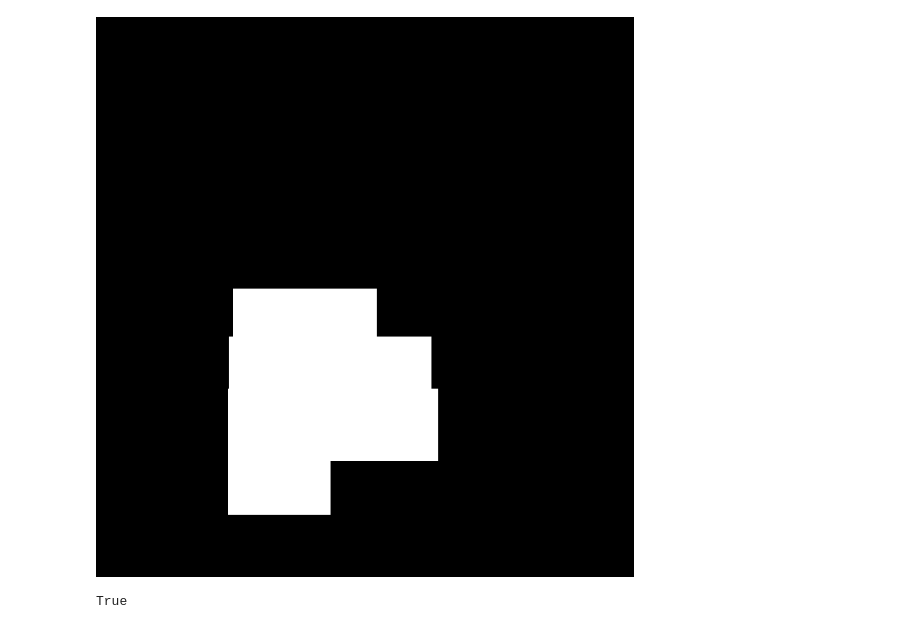
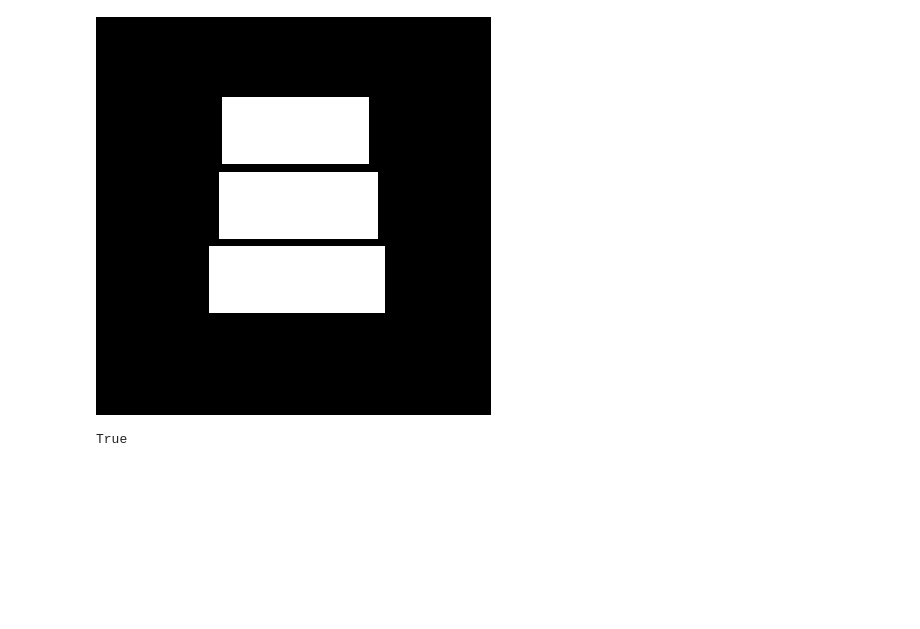
Before and after one commit to sthax17/DayByDayStudy, a Jupyter notebook: eliminate_text_in_image_정리.ipynb, the cells around one changed output. Cells and saved outputs as stored; diff of their text form; code cells hidden in the pictures; blank space fills up the shorter version.

```diff
--- a/eliminate_text_in_image_정리.ipynb
+++ b/eliminate_text_in_image_정리.ipynb
@@ -43,7 +43,7 @@ from PIL import ImageDraw
 print(cv2.__version__)
 
 # 이미지 파일 경로
-file_path = r'patient.jpg'
+file_path = r'2.png'
 img = cv2.imread(file_path, cv2.IMREAD_COLOR)
 
 CLIENT_ID = "MawiiHEojSbWlRvZjWEM"
@@ -125,7 +125,7 @@ def easy_ocr_result(img, language='en', draw=True, text=False):
             # with the OCR'd text itself
             text = cleanup_text(text)
             cv2.rectangle(img2, tl, br, (255, 0, 0), 2)
-            cv2.putText(img2, text, (tl[0], tl[1] - 10), cv2.FONT_HERSHEY_SIMPLEX, 0.8, (0, 0, 255), 2)
+            cv2.putText(img2, text, (tl[0], tl[1] - 10), cv2.FONT_HERSHEY_SIMPLEX, 0.8, (255, 255, 255), -1) # white box
 
         # show the output image
         display(img2)
@@ -163,26 +163,28 @@ if __name__ == '__main__':
     print('Text_list :', text_list)
     tranlated_texts: List[str] = translate_texts(texts=text_list, type='naver')
     print(f'Tranlated_texts : {tranlated_texts}')
+    print(bbox_list)
 
 # ------------------------------------
+
 # 바운딩 박스만 White로 바꾸고 아래것 실행 하면됩니다, bbox_list
 # 글자 폰트는 한글 지원되는 것만 가능 (한글번역이라)
-
+# 원본 파일 적는곳이 지금 3군데임 file_path
 
 
 
 # make mask : step 1
 # Load image
-img = cv2.imread('patient.jpg')
+img = cv2.imread(file_path)
 
 # Initialize blank mask image of same dimensions for drawing the shapes
 shapes = np.zeros_like(img, np.uint8)
 
 # Draw shapes
-cv2.rectangle(shapes, tuple(bbox_list[0][0]),tuple(bbox_list[0][2]), (255, 255, 255), cv2.FILLED)
-cv2.rectangle(shapes, tuple(bbox_list[1][0]),tuple(bbox_list[1][2]), (255, 255, 255), cv2.FILLED)
-cv2.rectangle(shapes, tuple(bbox_list[2][0]),tuple(bbox_list[2][2]), (255, 255, 255), cv2.FILLED)
-cv2.rectangle(shapes, tuple(bbox_list[3][0]),tuple(bbox_list[3][2]), (255, 255, 255), cv2.FILLED)
+cv2.rectangle(shapes, tuple(bbox_list[0][0]), tuple(bbox_list[0][2]), (255, 255, 255), cv2.FILLED)
+cv2.rectangle(shapes, tuple(bbox_list[1][0]), tuple(bbox_list[1][2]), (255, 255, 255), cv2.FILLED)
+cv2.rectangle(shapes, tuple(bbox_list[2][0]), tuple(bbox_list[2][2]), (255, 255, 255), cv2.FILLED)
+# cv2.rectangle(shapes, tuple(bbox_list[3][0]), tuple(bbox_list[3][2]), (255, 255, 255), cv2.FILLED)
 
 # Generate output by blending image with shapes image, using the shapes
 # images also as mask to limit the blending to those parts
@@ -200,13 +202,14 @@ cv2.imwrite("shapes.jpg", shapes)
 
 # inpaint : step2
 # img = cv2.imread('target.jpg')
-img = cv2.imread('patient.jpg')
+img = cv2.imread(file_path)
 mask = cv2.imread('shapes.jpg',0)
 dst = cv2.inpaint(img,mask,3,cv2.INPAINT_TELEA)
 
 # Visualization & Save
 # cv2_imshow(dst)
 cv2.imwrite("inpaint.jpg", dst)
+
 
 
 
@@ -220,7 +223,7 @@ draw = ImageDraw.Draw(img)
 draw.text(bbox_list[0][0], tranlated_texts[0], (0,0,0), font=font)
 draw.text(bbox_list[1][0], tranlated_texts[1], (0,0,0), font=font)
 draw.text(bbox_list[2][0], tranlated_texts[2], (0,0,0), font=font)
-draw.text(bbox_list[3][0], tranlated_texts[3], (0,0,0), font=font)
+# draw.text(bbox_list[3][0], tranlated_texts[3], (0,0,0), font=font)
 
 img.show()
 img.save("img_text.jpg")
@@ -416,42 +416,42 @@ import cv2
 import numpy as np
 
 # Load image
-img = cv2.imread('patient.jpg')
+img = cv2.imread(file_path)
 
 # Initialize blank mask image of same dimensions for drawing the shapes
 shapes = np.zeros_like(img, np.uint8)
 
 # Draw shapes
-cv2.rectangle(shapes, bbox_list[0][0],bbox_list[0][2], (255, 255, 255), cv2.FILLED)
-cv2.rectangle(shapes, bbox_list[1][0],bbox_list[1][2], (255, 255, 255), cv2.FILLED)
-cv2.rectangle(shapes, bbox_list[2][0],bbox_list[2][2], (255, 255, 255), cv2.FILLED)
-cv2.rectangle(shapes, bbox_list[3][0],bbox_list[3][2], (255, 255, 255), cv2.FILLED)
+cv2.rectangle(shapes, tuple(bbox_list[0][0]), tuple(bbox_list[0][2]), (255, 255, 255), cv2.FILLED)
+cv2.rectangle(shapes, tuple(bbox_list[1][0]), tuple(bbox_list[1][2]), (255, 255, 255), cv2.FILLED)
+cv2.rectangle(shapes, tuple(bbox_list[2][0]), tuple(bbox_list[2][2]), (255, 255, 255), cv2.FILLED)
+# cv2.rectangle(shapes, tuple(bbox_list[3][0]), tuple(bbox_list[3][2]), (255, 255, 255), cv2.FILLED)
 
 
 # cv2.rectangle(shapes, (163, 323), (333, 385), (255, 255, 255), cv2.FILLED)
 # cv2.rectangle(shapes, (158, 380), (398, 458), (255, 255, 255), cv2.FILLED)
 # cv2.rectangle(shapes, (157, 442), (406, 527), (255, 255, 255), cv2.FILLED)
 # cv2.rectangle(shapes, (157, 511), (278, 591), (255, 255, 255), cv2.FILLED)
 
 
 # Generate output by blending image with shapes image, using the shapes
 # images also as mask to limit the blending to those parts
 out = img.copy()
 alpha = 0.01
 mask = shapes.astype(bool)
 out[mask] = cv2.addWeighted(img, alpha, shapes, 1 - alpha, 0)[mask]
 
 # Visualization
 # cv2_imshow(img)
 cv2_imshow(shapes)
 
 # cv2_imshow(out)
 
 
 #
 cv2.imwrite("shapes.jpg", shapes)
 # %% [output]
-[figure, old version]
+[figure, new version]
 True
 # %%
 
```
Also changed, not shown: parts of 7 cells of this notebook.
